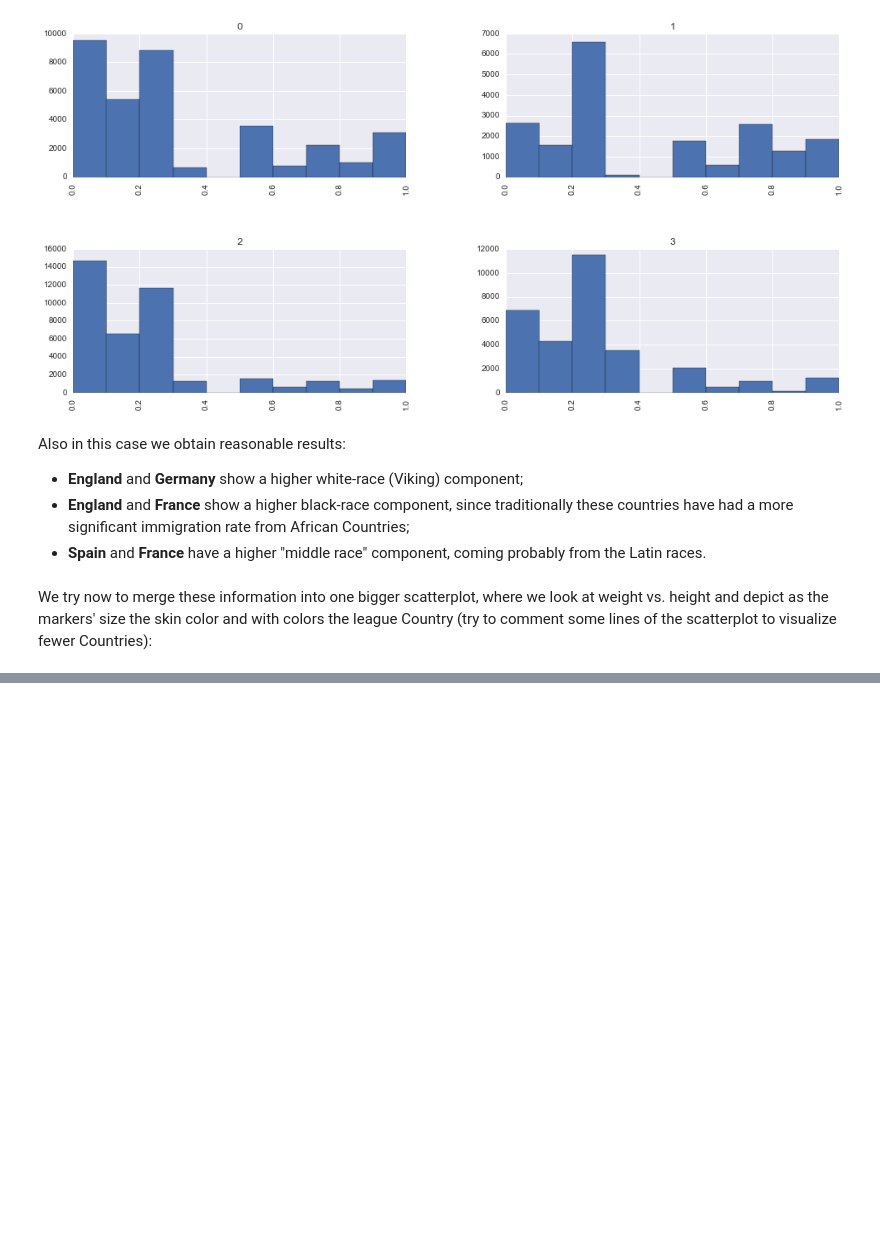
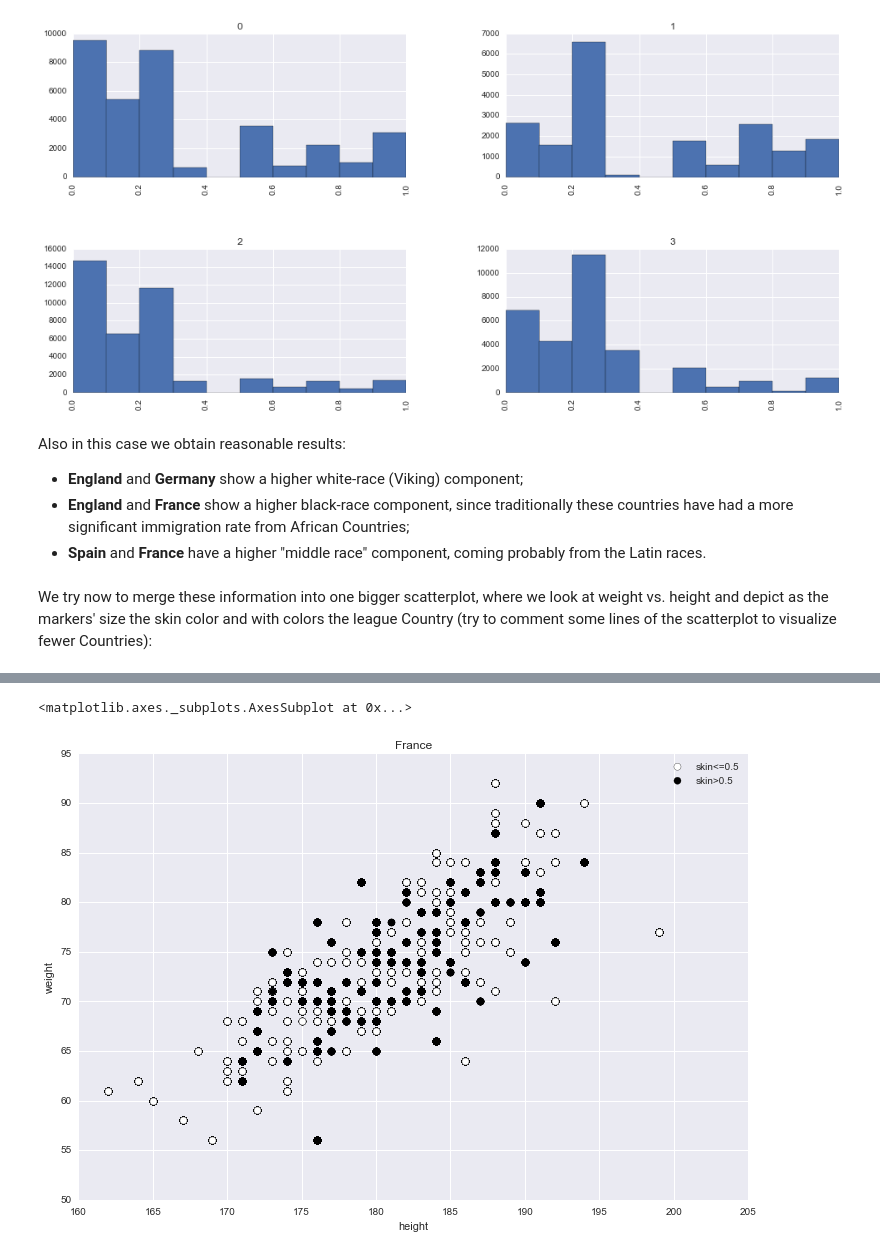
Before and after one commit to Bondzio/ADA_hw2016, a Jupyter notebook: 04 - Applied ML/AppliedML.ipynb, the cells around one changed output, grey strips where cells are left out. Drawn from its saved outputs; the diff is of its cells as text; code cells hidden in the pictures; blank space fills up the shorter version.

```diff
--- a/04 - Applied ML/AppliedML.ipynb
+++ b/04 - Applied ML/AppliedML.ipynb
@@ -165,0 +178,7 @@ data[data.leagueID==3].plot(kind='scatter',x = 'height', y='weight', s=data['ski
+# %%
+subdata = data[data.leagueID==1] # France
+ax = subdata[data.skinColor <= 0.5].plot(kind='scatter',x = 'height', y='weight', s = 50,figsize=(12,8), color='white',label='skin<=0.5',title='France')
+subdata[data.skinColor > 0.5].plot(kind='scatter',x = 'height', y='weight', s = 50, color='black',label='skin>0.5',ax=ax)
+# %% [output]
+<matplotlib.axes._subplots.AxesSubplot at 0x...>
+[figure, added]
```
Also changed, not shown: parts of 16 cells of this notebook.
